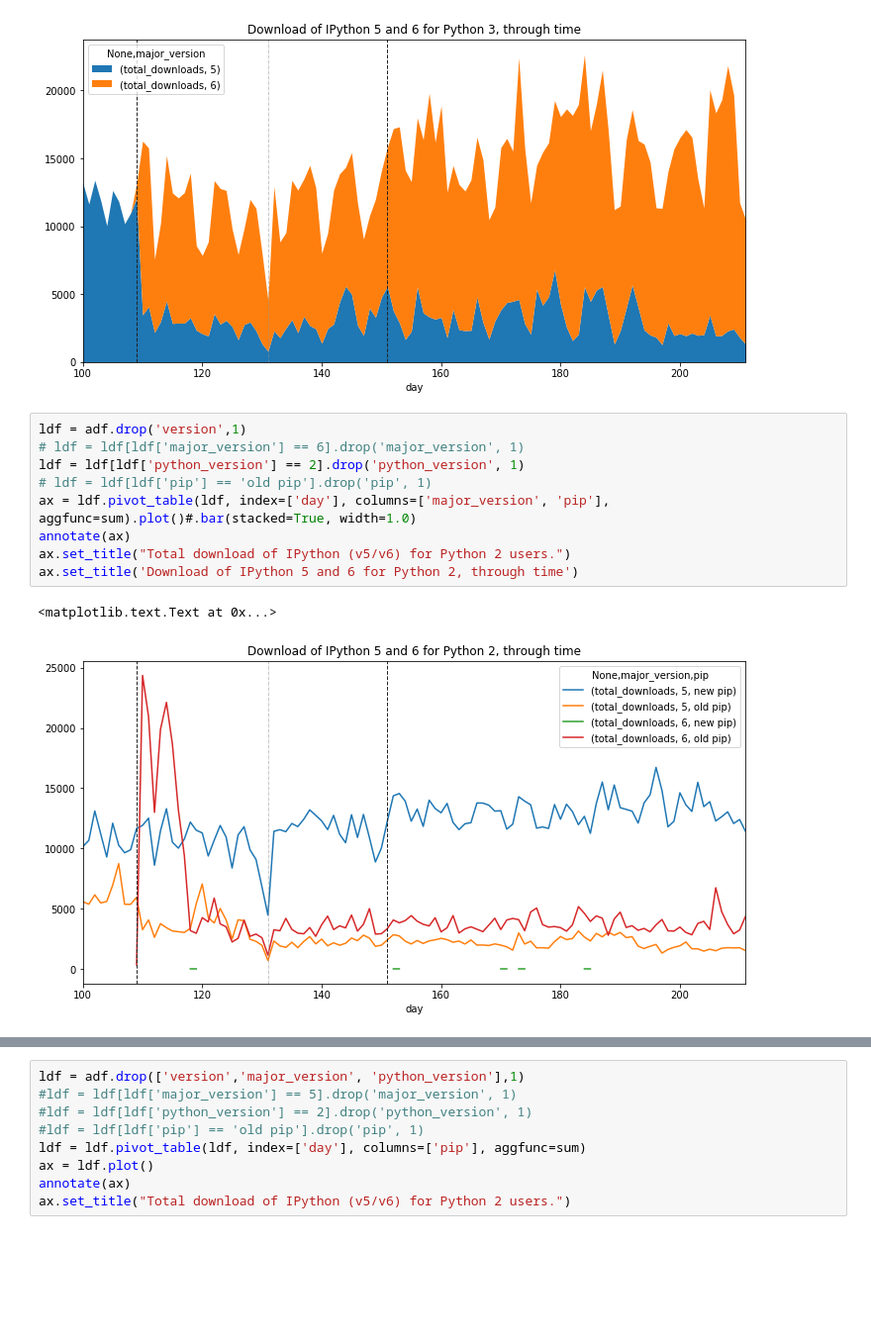
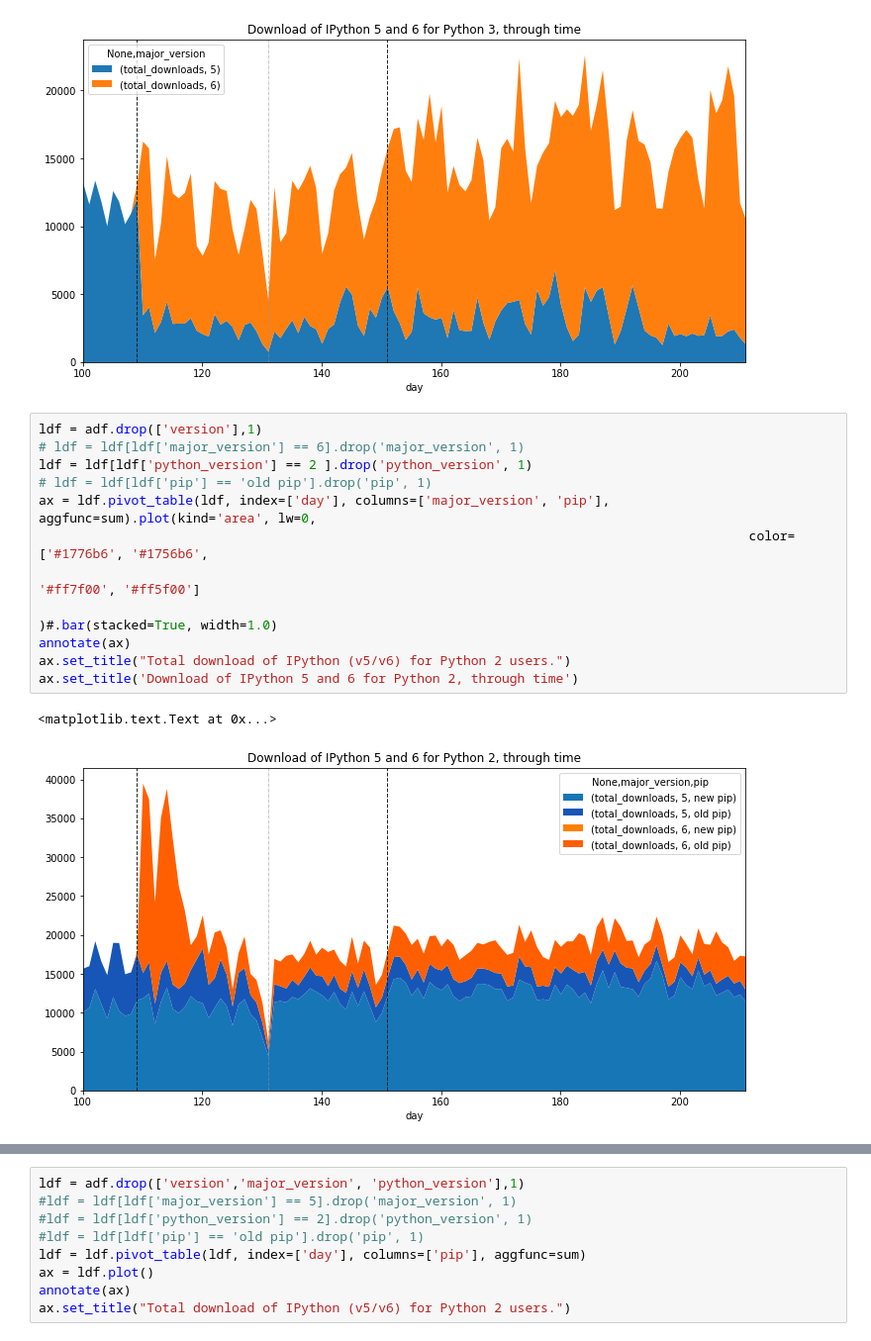
Before and after one commit to Carreau/talks, a Jupyter notebook: 2017-08-13-pybay/IPython-dls_2.ipynb, the cells around one changed output, grey strips where cells are left out. Shown at 99% size. Cells and saved outputs as stored; diff of their text form; blank space fills up the shorter version.

```diff
--- a/2017-08-13-pybay/IPython-dls_2.ipynb
+++ b/2017-08-13-pybay/IPython-dls_2.ipynb
@@ -205,14 +274,17 @@ ax.set_title('Download of IPython 5 and 6 for Python 3, through time')
 <matplotlib.text.Text at 0x...>
 [figure]
 # %%
-ldf = adf.drop('version',1)
+ldf = adf.drop(['version'],1)
 # ldf = ldf[ldf['major_version'] == 6].drop('major_version', 1)
-ldf = ldf[ldf['python_version'] == 2].drop('python_version', 1)
+ldf = ldf[ldf['python_version'] == 2 ].drop('python_version', 1)
 # ldf = ldf[ldf['pip'] == 'old pip'].drop('pip', 1)
-ax = ldf.pivot_table(ldf, index=['day'], columns=['major_version', 'pip'], aggfunc=sum).plot()#.bar(stacked=True, width=1.0)
+ax = ldf.pivot_table(ldf, index=['day'], columns=['major_version', 'pip'], aggfunc=sum).plot(kind='area', lw=0,
+                                                                                            color=['#1776b6', '#1756b6',
+                                                                                                    '#ff7f00', '#ff5f00']
+                                                                                            )#.bar(stacked=True, width=1.0)
 annotate(ax)
 ax.set_title("Total download of IPython (v5/v6) for Python 2 users.")
 ax.set_title('Download of IPython 5 and 6 for Python 2, through time')
 # %% [output]
 <matplotlib.text.Text at 0x...>
-[figure, old version]
+[figure, new version]
```
Also changed, not shown: parts of 22 cells of this notebook, 19 other files.
